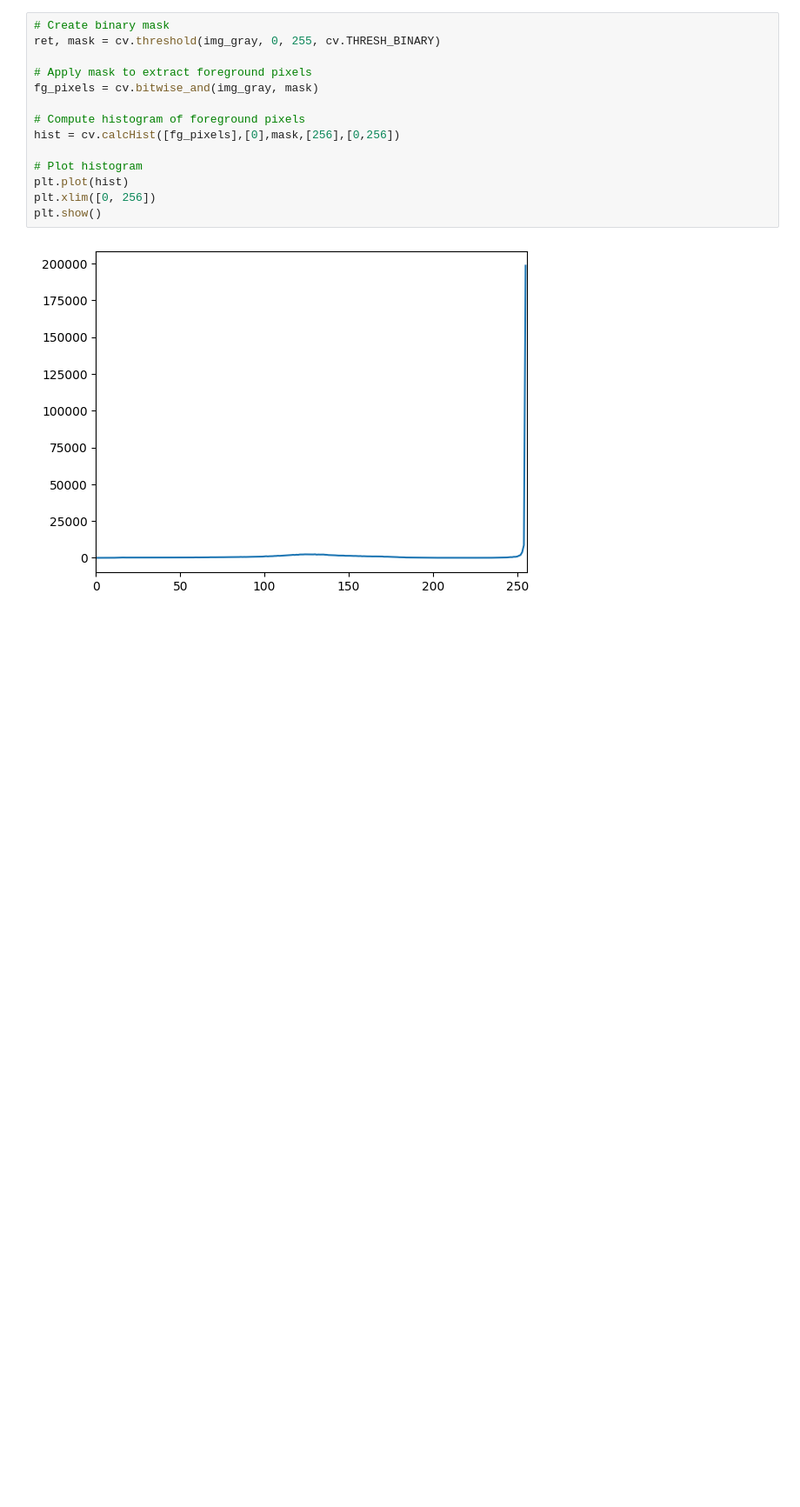
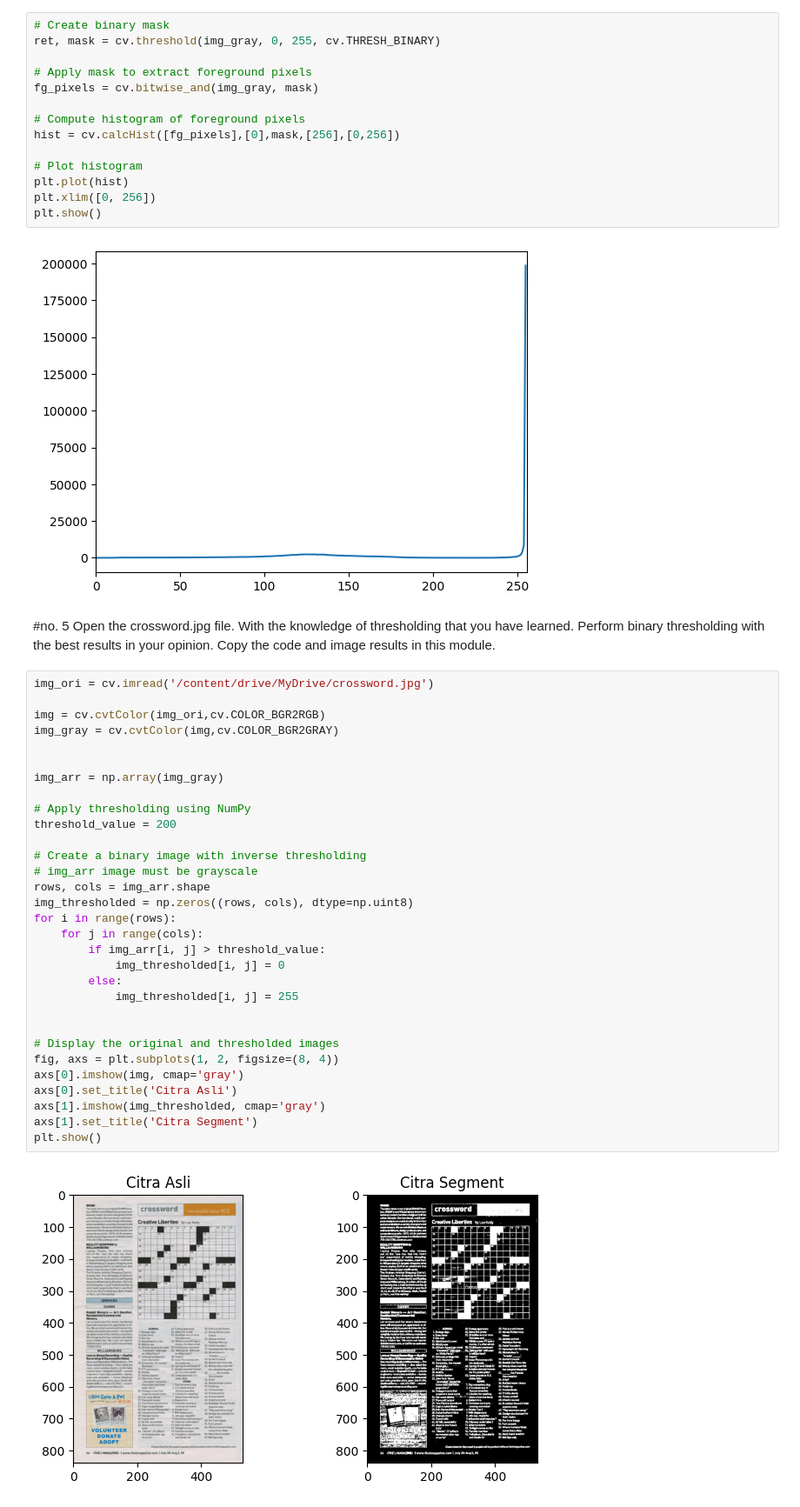
Before and after one commit to noora20FH/PCVK, a Jupyter notebook: week10.ipynb, the cells around one changed output. Shown at 87% size. Drawn from its saved outputs; the diff is of its cells as text; blank space fills up the shorter version.

```diff
--- a/week10.ipynb
+++ b/week10.ipynb
@@ -337,3 +337,38 @@ plt.xlim([0, 256])
 plt.show()
 # %% [output]
 [figure]
+# %% [markdown]
+#no. 5 Open the crossword.jpg file. With the knowledge of thresholding that you have learned. Perform binary thresholding with the best results in your opinion. Copy the code and image results in this module.
+# %%
+img_ori = cv.imread('/content/drive/MyDrive/crossword.jpg')
+
+img = cv.cvtColor(img_ori,cv.COLOR_BGR2RGB)
+img_gray = cv.cvtColor(img,cv.COLOR_BGR2GRAY)
+
+
+img_arr = np.array(img_gray)
+
+# Apply thresholding using NumPy
+threshold_value = 200
+
+# Create a binary image with inverse thresholding
+# img_arr image must be grayscale
+rows, cols = img_arr.shape
+img_thresholded = np.zeros((rows, cols), dtype=np.uint8)
+for i in range(rows):
+    for j in range(cols):
+        if img_arr[i, j] > threshold_value:
+            img_thresholded[i, j] = 0
+        else:
+            img_thresholded[i, j] = 255
+
+
+# Display the original and thresholded images
+fig, axs = plt.subplots(1, 2, figsize=(8, 4))
+axs[0].imshow(img, cmap='gray')
+axs[0].set_title('Citra Asli')
+axs[1].imshow(img_thresholded, cmap='gray')
+axs[1].set_title('Citra Segment')
+plt.show()
+# %% [output]
+[figure, added]
```
Also changed, not shown: parts of 3 cells of this notebook.
